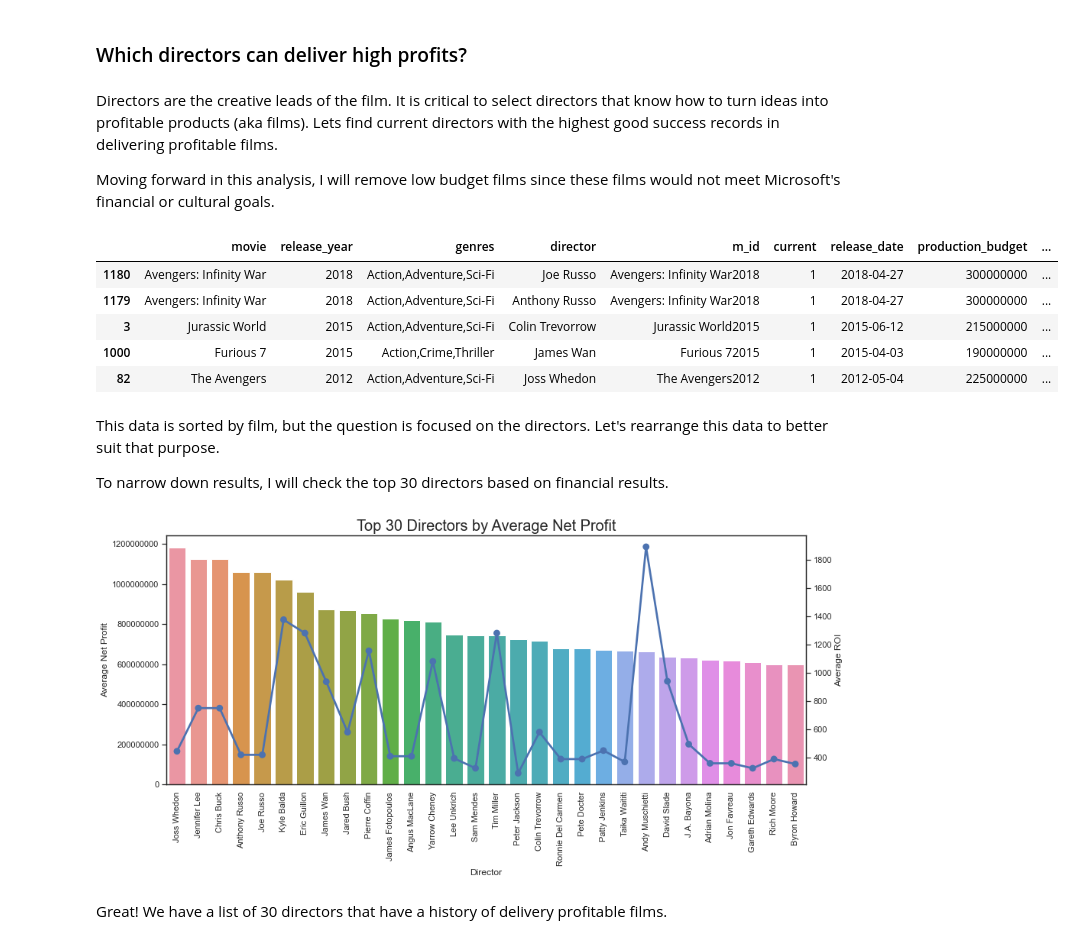
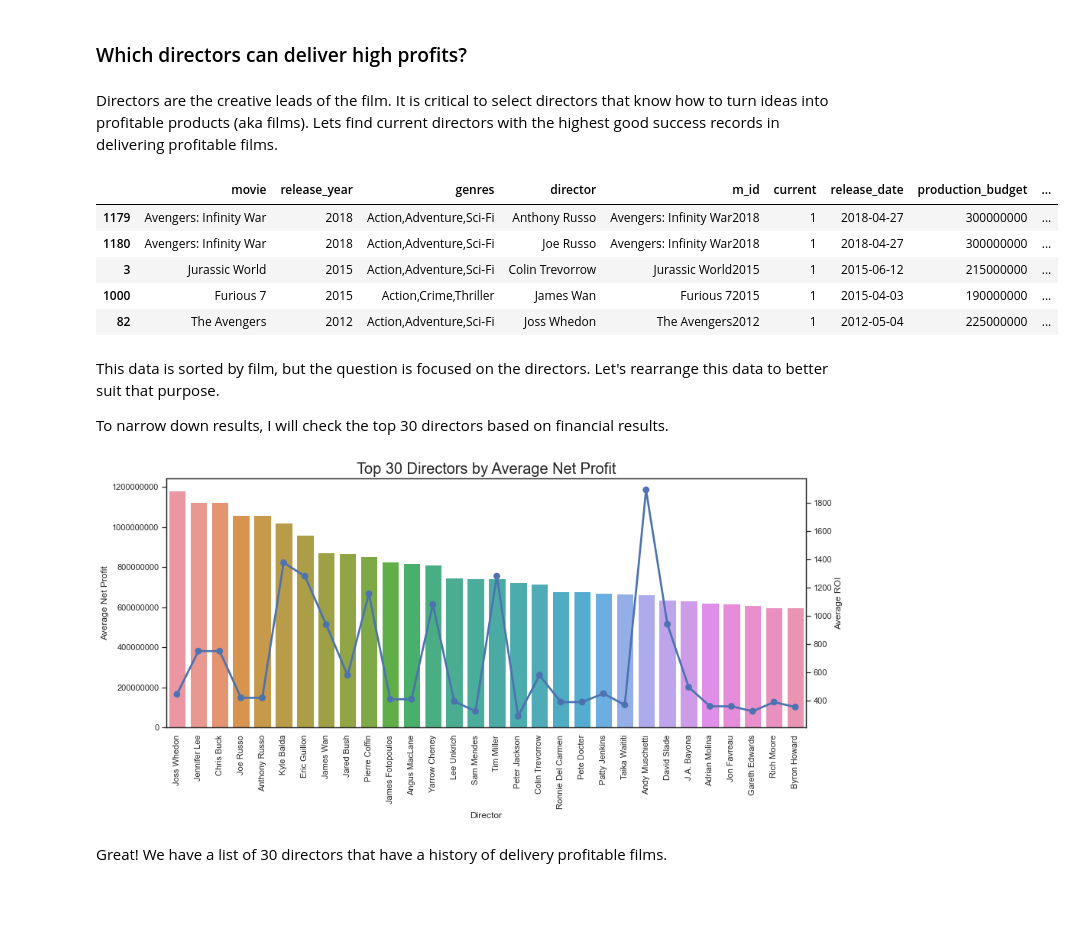
Before and after one commit to valentinav21/microsoft-movie-analysis, a Jupyter notebook: notebook.ipynb, the cells around one changed output. Cells and saved outputs as stored; diff of their text form; code cells hidden in the pictures; blank space fills up the shorter version.

```diff
--- a/notebook.ipynb
+++ b/notebook.ipynb
@@ -739,26 +739,21 @@ While low budget movies can certainly be profitable, **mid (\\$5 to \\$50 millio
 ### Which directors can deliver high profits?
 # %% [markdown]
 Directors are the creative leads of the film. It is critical to select directors that know how to turn ideas into profitable products (aka films). Lets find current directors with the highest good success records in delivering profitable films.
-
-Moving forward in this analysis, I will remove low budget films since these films would not meet Microsoft's financial or cultural goals.
 # %%
 #Make list of current directors by dropping those with directors that are no longer current
 current_directors = movies_data[movies_data['current'] == 1]
 
 #Merge financial data using 'm_id' and make a new dataframe
 directors_budget = current_directors.merge(numbers_df, how='inner', \
                                            left_on=['m_id','movie','release_year'],\
                                           right_on=['m_id','movie','release_year'])
 
-#Remove low budget films
-directors_budget = directors_budget[~directors_budget['budget_level'].str.contains('low')]
-
 #Sort
 directors_budget.sort_values('net_profit', ascending=False).head()
 # %% [output]
 |  | movie | release_year | genres | director | m_id | current | release_date | production_budget | ... |
+| 1179 | Avengers: Infinity War | 2018 | Action,Adventure,Sci-Fi | Anthony Russo | Avengers: Infinity War2018 | 1 | 2018-04-27 | 300000000 | ... |
 | 1180 | Avengers: Infinity War | 2018 | Action,Adventure,Sci-Fi | Joe Russo | Avengers: Infinity War2018 | 1 | 2018-04-27 | 300000000 | ... |
-| 1179 | Avengers: Infinity War | 2018 | Action,Adventure,Sci-Fi | Anthony Russo | Avengers: Infinity War2018 | 1 | 2018-04-27 | 300000000 | ... |
 | 3 | Jurassic World | 2015 | Action,Adventure,Sci-Fi | Colin Trevorrow | Jurassic World2015 | 1 | 2015-06-12 | 215000000 | ... |
 | 1000 | Furious 7 | 2015 | Action,Crime,Thriller | James Wan | Furious 72015 | 1 | 2015-04-03 | 190000000 | ... |
 | 82 | The Avengers | 2012 | Action,Adventure,Sci-Fi | Joss Whedon | The Avengers2012 | 1 | 2012-05-04 | 225000000 | ... |
@@ -796,7 +791,7 @@ ax1.ticklabel_format(style='plain', axis="y")
 ax2.set_ylabel("Average ROI")
 plt.title("Top 30 Directors by Average Net Profit", fontsize=20);
 # %% [output]
-[figure, old version]
+[figure, new version]
 # %% [markdown]
 Great! We have a list of 30 directors that have a history of delivery profitable films.
 # %% [markdown]
```
Also changed, not shown: parts of 4 cells of this notebook, 2 other files.
